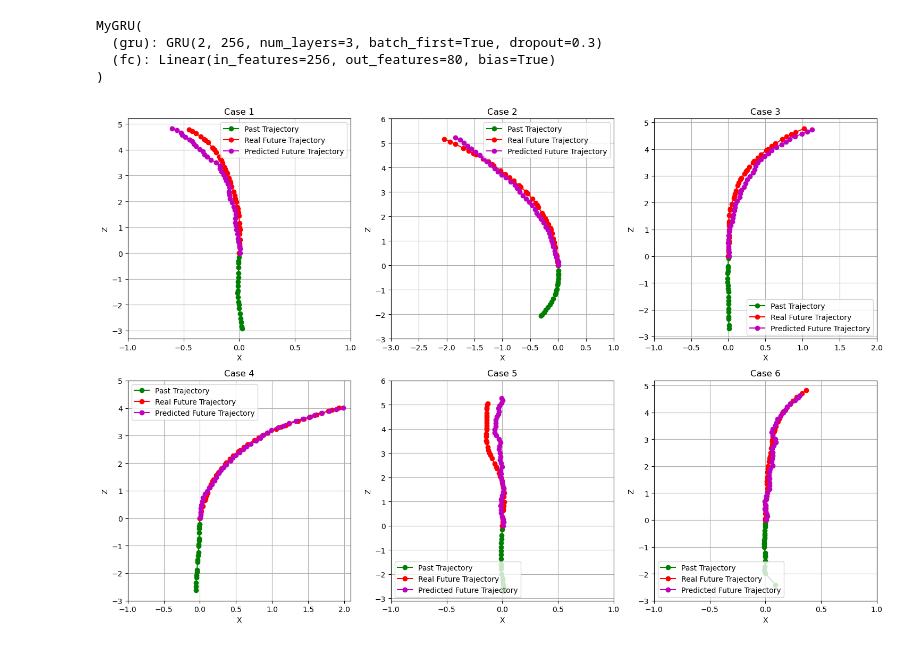
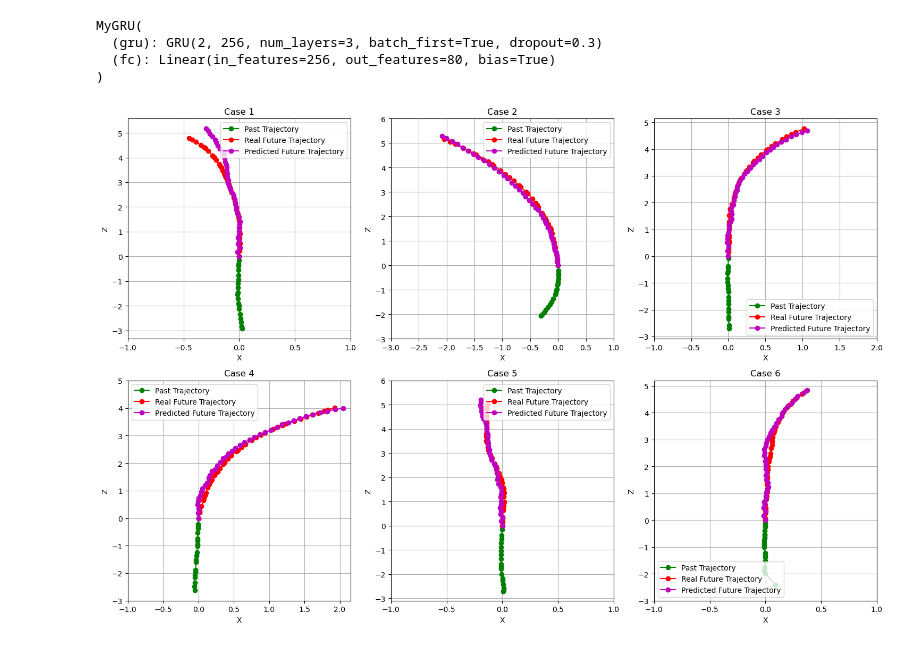
Before and after one commit to AlexSanta/Lab_Image_and_Video_Analysis, a Jupyter notebook: step2_one_shot.ipynb, the cells around one changed output. Cells and saved outputs as stored; diff of their text form; code cells hidden in the pictures.

Commit message:
Added point clouds subsampling and PointNetfeat integrated in training (150 epochs)

```diff
--- a/step2_one_shot.ipynb
+++ b/step2_one_shot.ipynb
@@ -80,11 +71,11 @@ Embeddings saved in 'point_cloud_embeddings.npz'!
 # %%
 class CustomDataset(Dataset):
-    def __init__(self, folder_path, point_cloud_embeddings, past_seconds=2, future_seconds=4, framerate=10):
+    def __init__(self, folder_path, point_clouds_subsampled, past_seconds=2, future_seconds=4, framerate=10):
         self.folder_path = folder_path
         self.npz_files = [f for f in os.listdir(folder_path) if f.endswith('.npz')]
         self.past_frames = framerate * past_seconds
         self.future_frames = framerate * future_seconds
-        self.point_cloud_embeddings = point_cloud_embeddings
+        self.point_clouds_subsampled = point_clouds_subsampled
 
     def __len__(self):
         return len(self.npz_files)
@@ -96,26 +87,33 @@ class CustomDataset(Dataset):
         # Converte i dati in tensori PyTorch
         past_trajectory = torch.tensor(np.delete(data["past_trajectory"], 1, 1), dtype=torch.float32)
         future_trajectory = torch.tensor(np.delete(data["future_trajectory"], 1, 1), dtype=torch.float32)
-        point_cloud_embedding = self.point_cloud_embeddings[idx]
+        point_clouds_subsampled = (self.point_clouds_subsampled[idx]).transpose(0, 1)
 
         past_trajectory = past_trajectory[:self.past_frames]
         future_trajectory = future_trajectory[:self.future_frames]
 
-        return past_trajectory, future_trajectory, point_cloud_embedding
+        return past_trajectory, future_trajectory, point_clouds_subsampled
 # %%
-class MyGRU(nn.Module):
+class MyModel(nn.Module):
     def __init__(self, input_size=2, hidden_size=256, output_size=2*40, num_layers=3, future_steps=40):
-        super(MyGRU, self).__init__()
+        super(MyModel, self).__init__()
         self.input_size = input_size
         self.hidden_size  = hidden_size
         self.output_size = output_size
         self.num_layers = num_layers
         self.future_steps = future_steps
 
+        self.pointnet = PointNetfeat()
+        self.pc_emb_proj = nn.Linear(1024, self.hidden_size)
+        self.pc_emb_norm = nn.LayerNorm(self.hidden_size)
         self.gru = nn.GRU(input_size, hidden_size, num_layers, dropout=0.3, batch_first=True)
         self.fc = nn.Linear(hidden_size, output_size)
 
-    def forward(self, x, pc_emb):
+    def forward(self, x, pc):
+        pc = pc.to(x.device)
+        pc_emb = self.pointnet(pc)
+        pc_emb = self.pc_emb_norm(self.pc_emb_proj(pc_emb))
+
         h0 = pc_emb.unsqueeze(0).repeat(self.num_layers, 1, 1).to(x.device)
 
         _, h = self.gru(x, h0) # out contiene tutti gli hidden state (dell'ultimo layer della GRU) di tutta la
@@ -234,11 +232,12 @@ def plot_loss(epochs, train_losses_total, test_losses_total, train_losses_x, tes
     plt.tight_layout()  # Per evitare sovrapposizioni
     plt.show()
 # %%
-loaded_pc_embs = np.load("point_cloud_embeddings.npz")
-point_cloud_embeddings = [torch.tensor(emb, dtype=torch.float32) for emb in loaded_pc_embs["embeddings"]]
+loaded_pc_subsampled = np.load("point_clouds_subsampled.npz")
+point_clouds_subsampled = [torch.tensor(subsampling, dtype=torch.float32) for subsampling in
+                           loaded_pc_subsampled["subsampling"]]
 
-dataset = CustomDataset(folder_path=folder_path, past_seconds=past_seconds, future_seconds=future_seconds,
-                         framerate=framerate, point_cloud_embeddings=point_cloud_embeddings)
+dataset = CustomDataset(folder_path=folder_path, point_clouds_subsampled=point_clouds_subsampled, past_seconds=past_seconds,
+                        future_seconds=future_seconds, framerate=framerate)
 '''
 generator = torch.Generator().manual_seed(42) # per avere lo stesso split di train/test ad ogni esecuzione
 train_set, test_set = random_split(dataset, [0.75, 0.25], generator=generator)
@@ -379,7 +378,7 @@ plot_loss(len(train_losses_total), train_losses_total, test_losses_total, train_
 # %% [markdown]
 ## Evaluation
 # %%
-model = MyGRU(input_size=input_size, hidden_size=hidden_size, output_size=input_size * 40,
+model = MyModel(input_size=input_size, hidden_size=hidden_size, output_size=input_size * 40,
               num_layers=num_layers).to(device=device)
 model.load_state_dict(torch.load("model_weights_step2_one_shot"))
 
@@ -393,15 +392,15 @@ MyGRU(
 model.eval()
 
 batch = next(iter(test_loader)) # prende un batch dal test_loader
-past_batch, future_batch, pc_emb_batch = batch  # estrae passato, futuro e embedding della point-cloud dal batch
+past_batch, future_batch, pc_batch = batch  # estrae passato, futuro e embedding della point-cloud dal batch
 
 # seleziona tre esempi diversi dal batch
 indices = [14, 20, 32, 35, 50, 60]  # indici di sei campioni
-examples = [(past_batch[i], future_batch[i], pc_emb_batch[i]) for i in indices]
+examples = [(past_batch[i], future_batch[i], pc_batch[i]) for i in indices]
 
 fig, axes = plt.subplots(2, 3, figsize=(15, 10))
 
-for i, (past, future, pc_emb) in enumerate(examples):
+for i, (past, future, pc) in enumerate(examples):
 
     all_points = torch.cat((past, future), 0)
     past = past.cpu().numpy()
@@ -409,38 +408,38 @@ for i, (past, future, pc_emb) in enumerate(examples):
 
     # Predizione del modello
     past_tensor = past_batch[indices[i]].unsqueeze(0).to(device)  # prende un campione e aggiunge batch dim
-    pc_emb_tensor = pc_emb_batch[indices[i]].unsqueeze(0).to(device)
+    pc_tensor = pc_batch[indices[i]].unsqueeze(0).to(device)
     with torch.no_grad():
-        predicted_future = model(past_tensor, pc_emb_tensor).squeeze(0).cpu().detach().numpy() # predice e converte in numpy
+        predicted_future = model(past_tensor, pc_tensor).squeeze(0).cpu().detach().numpy() # predice e converte in numpy
 
     row, col = divmod(i, 3)  # Converte i in (riga, colonna)
 
     # Plot
     axes[row, col].plot(past[:, 0], past[:, 1], 'g-o', label="Past Trajectory")
     axes[row, col].plot(future[:, 0], future[:, 1], 'r-o', label="Real Future Trajectory")
     axes[row, col].plot(predicted_future[:, 0], predicted_future[:, 1], 'm-o', label="Predicted Future Trajectory")
 
     axes[row, col].set_xlabel("X")
     axes[row, col].set_ylabel("Z")
     axes[row, col].set_title(f"Case {i+1}")
     axes[row, col].legend()
     axes[row, col].grid()
 
     x_min, x_max = all_points[:, 0].min(), all_points[:, 0].max()
     z_min, z_max = all_points[:, 1].min(), all_points[:, 1].max()
 
     x_min_tick = float(np.floor(float(x_min)))
     x_max_tick = float(np.ceil(float(x_max)))
     z_min_tick = float(np.floor(float(z_min)))
     z_max_tick = float(np.ceil(float(z_max)))
 
     axes[row, col].set_xticks(np.arange(x_min_tick, x_max_tick + 0.5, 0.5))
     axes[row, col].set_yticks(np.arange(z_min_tick, z_max_tick + 1.0, 1.0))
 
 plt.tight_layout()
 plt.show()
 # %% [output]
-[figure, old version]
+[figure, new version]
 # %%
 def performance_measurement(model, device, train_loader, test_loader):
     model.eval() #setta il modello in evaluation mode
```
Also changed, not shown: parts of 17 cells of this notebook, 3 other files.
